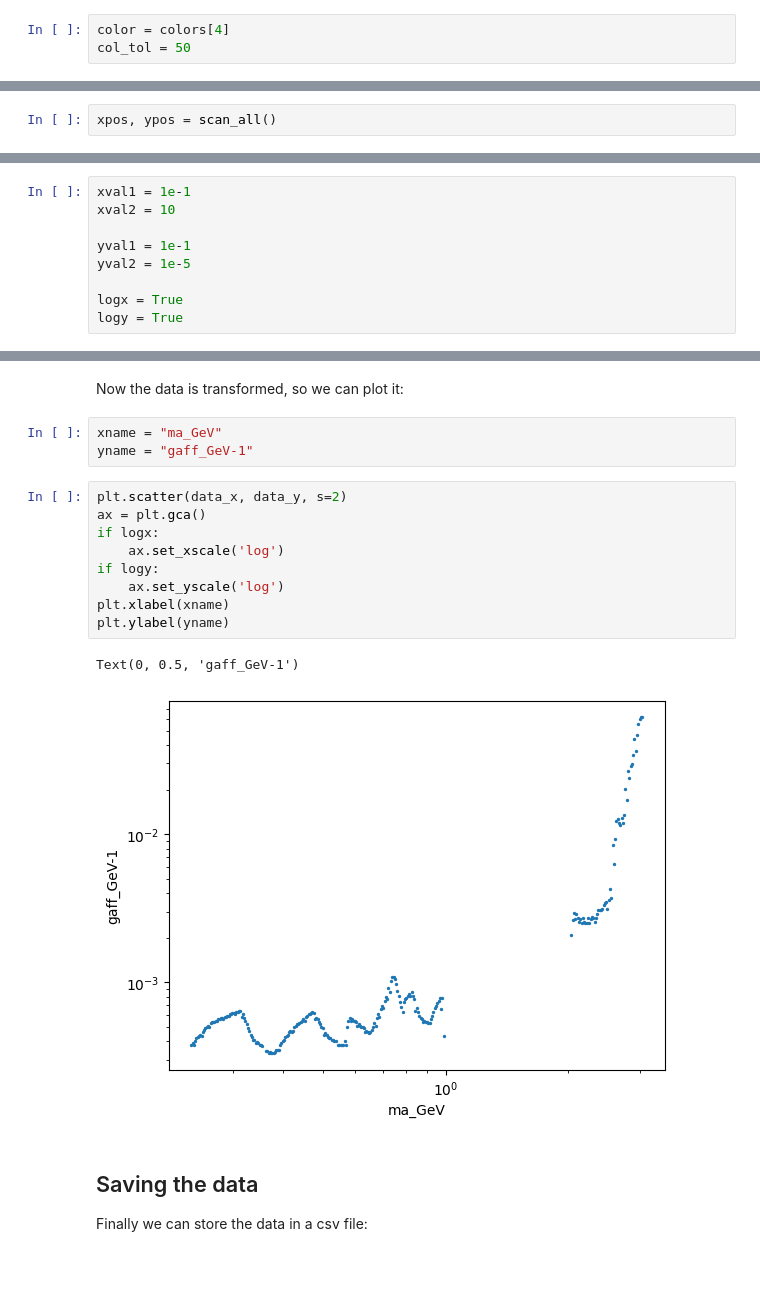
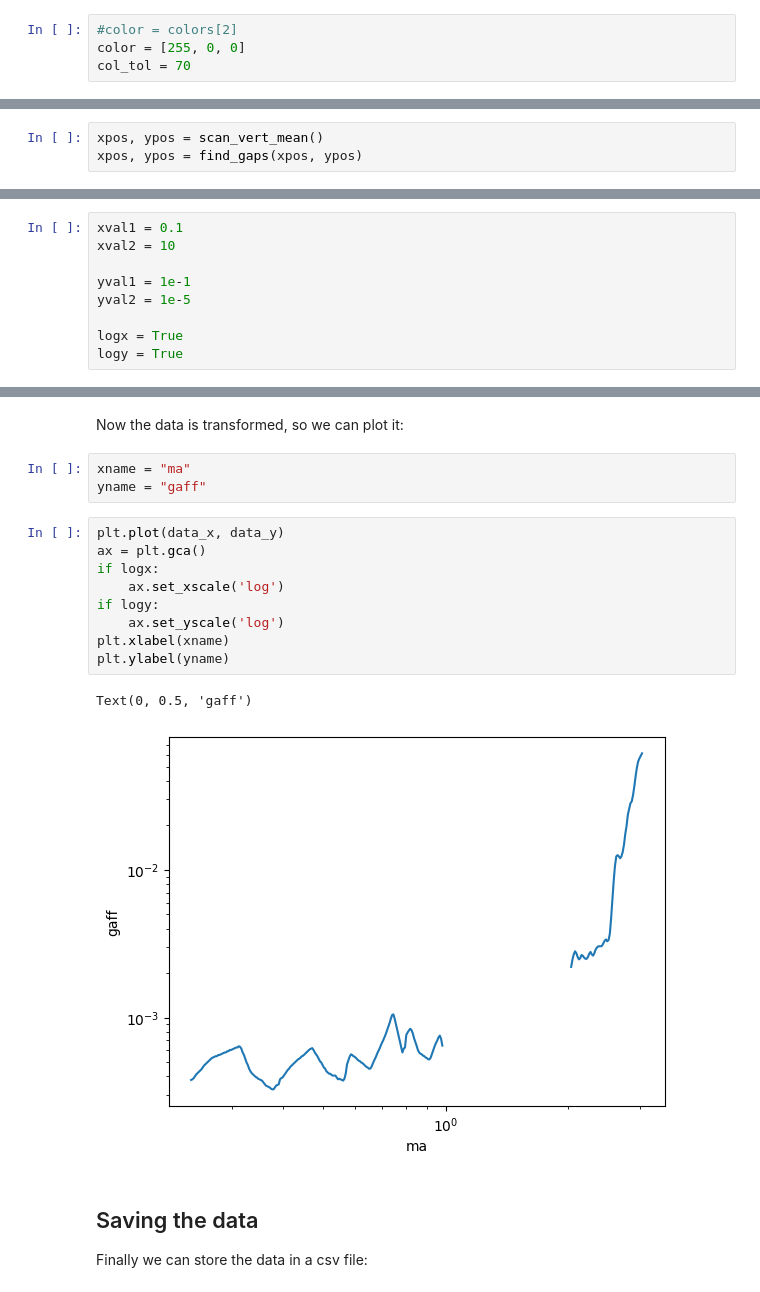
Before and after one commit to Jorge-Alda/digiplotter, a Jupyter notebook: digiplotter.ipynb, the cells around one changed output, grey strips where cells are left out. Drawn from its saved outputs; the diff is of its cells as text.

Commit message:
new data selection options

```diff
--- a/digiplotter.ipynb
+++ b/digiplotter.ipynb
@@ -62,8 +69,9 @@ for i, center in enumerate(colors):
 # %% [markdown]
 We are going to extract the data points corresponding to $J/\psi\to\gamma\mu\mu$ measured by BESIII. In order to do that, we select the points in red, corresponding to `colors[4]`. We will consider candidate points whose color distance is less than 50, and for each $x$ we extract the $y$-coordinate of the candidate point that minimizes the color distance.
 # %%
-color = colors[4]
-col_tol = 50
+#color = colors[2]
+color = [255, 0, 0]
+col_tol = 70
 # %%
 def scan_bottom2top():
     xpos = []
@@ -150,6 +226,7 @@ Now we can select the method to scan the plot in order to extract the data point
 - `scan_bottom2top()` and `scan_top2bottom()` perform a scan in the vertical direction: for each column in the picture, they start at the bottom(top) and stop once they reach the first occurrence of a pixel with matching color, shadowing all pixels above(below).
 - Likewise, `scan_left2right()` and `scan_right2left()` perform a scan in the horizontal direction starting at the left(right).
 # %%
-xpos, ypos = scan_all()
+xpos, ypos = scan_vert_mean()
+xpos, ypos = find_gaps(xpos, ypos)
 # %% [markdown]
 The points will appear in the opposite color (in this case, cyan).
@@ -191,7 +270,7 @@ Text(0, 0.5, 'y')
 # %% [markdown]
 Now we enter the corresponding values for the reference points. We also decide if the scale is linear or logarithmic.
 # %%
-xval1 = 1e-1
+xval1 = 0.1
 xval2 = 10
 
 yval1 = 1e-1
@@ -226,20 +305,20 @@ data_y = transfinv_y(np.array(ypos)*slope_y+b_y)
 # %% [markdown]
 Now the data is transformed, so we can plot it:
 # %%
-xname = "ma_GeV"
-yname = "gaff_GeV-1"
+xname = "ma"
+yname = "gaff"
 # %%
-plt.scatter(data_x, data_y, s=2)
+plt.plot(data_x, data_y)
 ax = plt.gca()
 if logx:
     ax.set_xscale('log')
 if logy:
     ax.set_yscale('log')
 plt.xlabel(xname)
 plt.ylabel(yname)
 # %% [output]
-Text(0, 0.5, 'gaff_GeV-1')
+Text(0, 0.5, 'gaff')
-[figure, old version]
+[figure, new version]
 # %% [markdown]
 ## Saving the data
 
```
Also changed, not shown: parts of 6 cells of this notebook, 1 other file.
